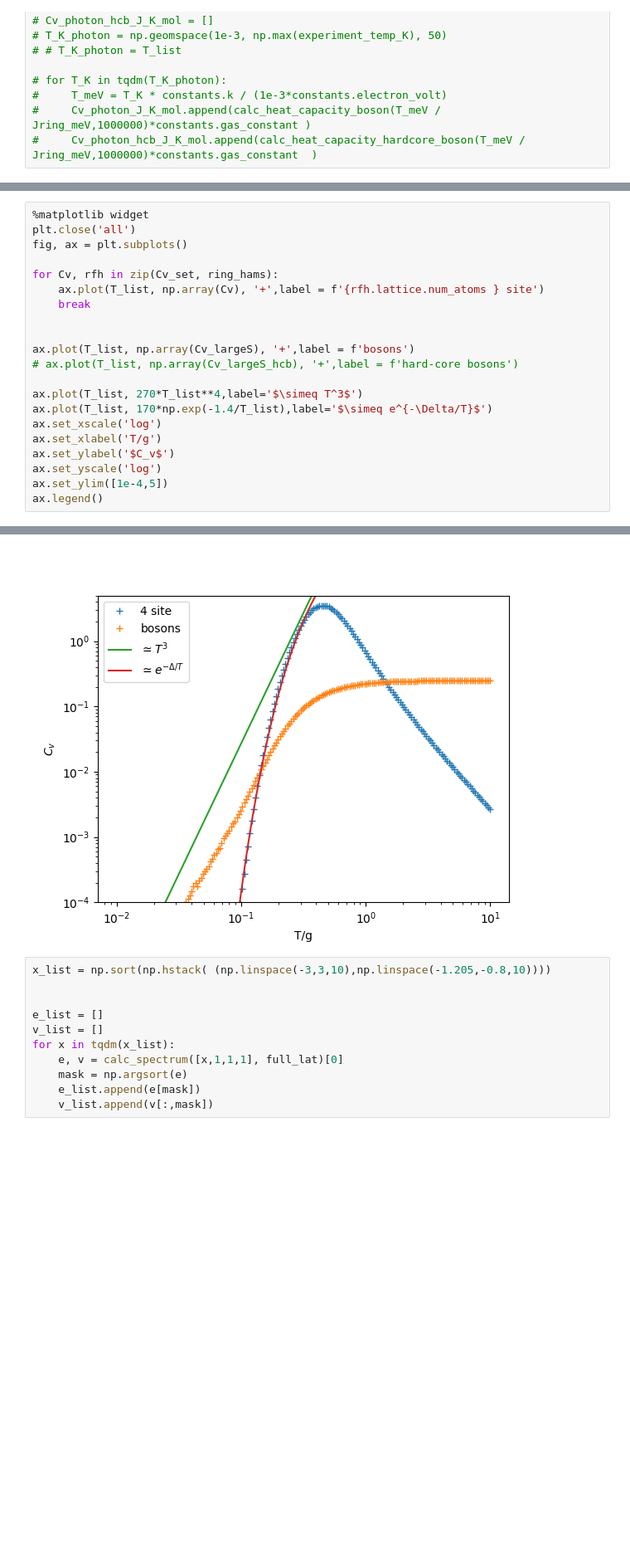
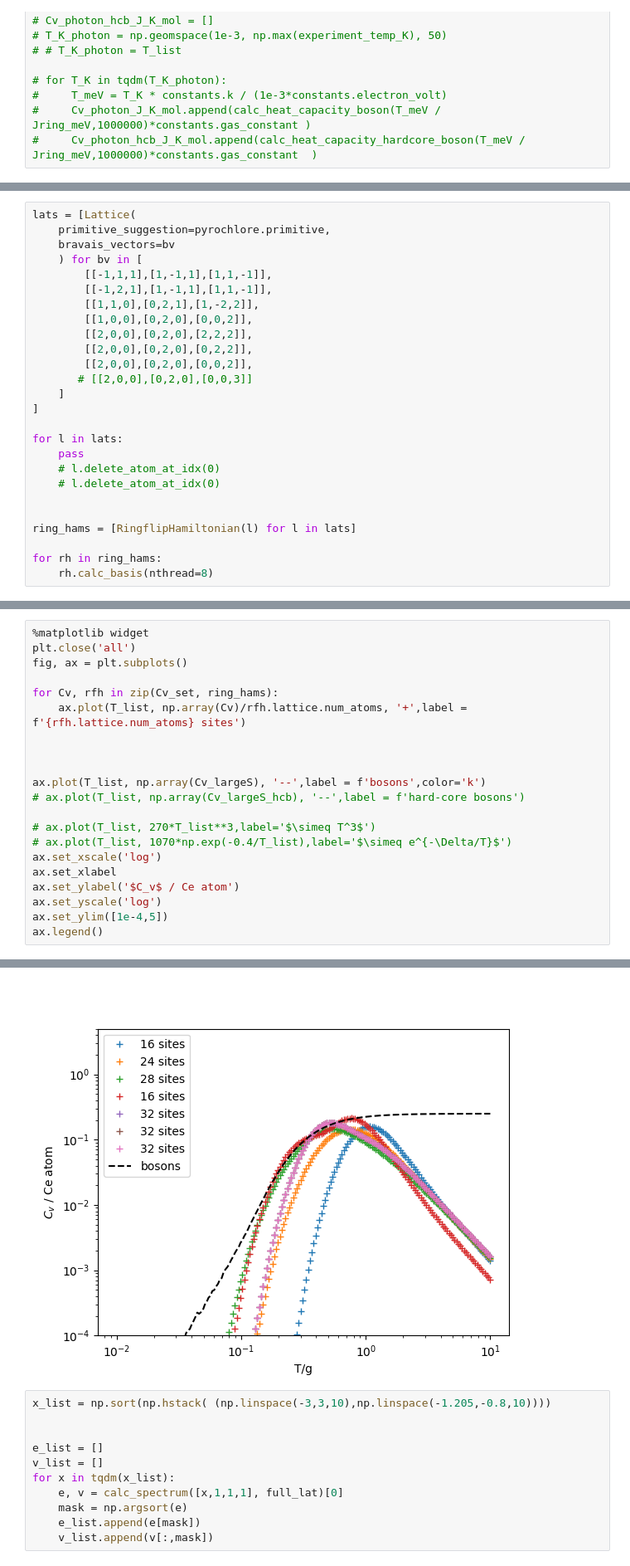
Before and after one commit to Spuriosity1/qsi_subspace_ED, a Jupyter notebook: scripts/spinon_free_testing.ipynb, the cells around one changed output, grey strips where cells are left out. Shown at 83% size. Saved outputs shown, nothing was run; the diff lists cells and outputs as text; blank space fills up the shorter version.

```diff
--- a/scripts/spinon_free_testing.ipynb
+++ b/scripts/spinon_free_testing.ipynb
@@ -275,0 +236,26 @@ for T in tqdm(T_list):
+# %%
+lats = [Lattice(
+    primitive_suggestion=pyrochlore.primitive,
+    bravais_vectors=bv
+    ) for bv in [
+        [[-1,1,1],[1,-1,1],[1,1,-1]],
+        [[-1,2,1],[1,-1,1],[1,1,-1]],
+        [[1,1,0],[0,2,1],[1,-2,2]],
+        [[1,0,0],[0,2,0],[0,0,2]],
+        [[2,0,0],[0,2,0],[2,2,2]],
+        [[2,0,0],[0,2,0],[0,2,2]],
+        [[2,0,0],[0,2,0],[0,0,2]],
+       # [[2,0,0],[0,2,0],[0,0,3]]
+    ]
+]
+
+for l in lats:
+    pass
+    # l.delete_atom_at_idx(0)
+    # l.delete_atom_at_idx(0)
+
+
+ring_hams = [RingflipHamiltonian(l) for l in lats]
+
+for rh in ring_hams:
+    rh.calc_basis(nthread=8)
@@ -276,27 +292,27 @@ for T in tqdm(T_list):
 # %%
 %matplotlib widget
 plt.close('all')
 fig, ax = plt.subplots()
 
 for Cv, rfh in zip(Cv_set, ring_hams):
-    ax.plot(T_list, np.array(Cv), '+',label = f'{rfh.lattice.num_atoms } site')
-    break
+    ax.plot(T_list, np.array(Cv)/rfh.lattice.num_atoms, '+',label = f'{rfh.lattice.num_atoms} sites')
 
 
-ax.plot(T_list, np.array(Cv_largeS), '+',label = f'bosons')
-# ax.plot(T_list, np.array(Cv_largeS_hcb), '+',label = f'hard-core bosons')
 
-ax.plot(T_list, 270*T_list**4,label='$\simeq T^3$')
-ax.plot(T_list, 170*np.exp(-1.4/T_list),label='$\simeq e^{-\Delta/T}$')
+ax.plot(T_list, np.array(Cv_largeS), '--',label = f'bosons',color='k')
+# ax.plot(T_list, np.array(Cv_largeS_hcb), '--',label = f'hard-core bosons')
+
+# ax.plot(T_list, 270*T_list**3,label='$\simeq T^3$')
+# ax.plot(T_list, 1070*np.exp(-0.4/T_list),label='$\simeq e^{-\Delta/T}$')
 ax.set_xscale('log')
-ax.set_xlabel('T/g')
-ax.set_ylabel('$C_v$')
+ax.set_xlabel
+ax.set_ylabel('$C_v$ / Ce atom')
 ax.set_yscale('log')
 ax.set_ylim([1e-4,5])
 ax.legend()
 # %% [output]
 <matplotlib.legend.Legend at 0x...>
-[figure, old version]
+[figure, new version]
 # %%
 x_list = np.sort(np.hstack( (np.linspace(-3,3,10),np.linspace(-1.205,-0.8,10))))
 
```
Also changed, not shown: parts of 10 cells of this notebook, 11 other files.
